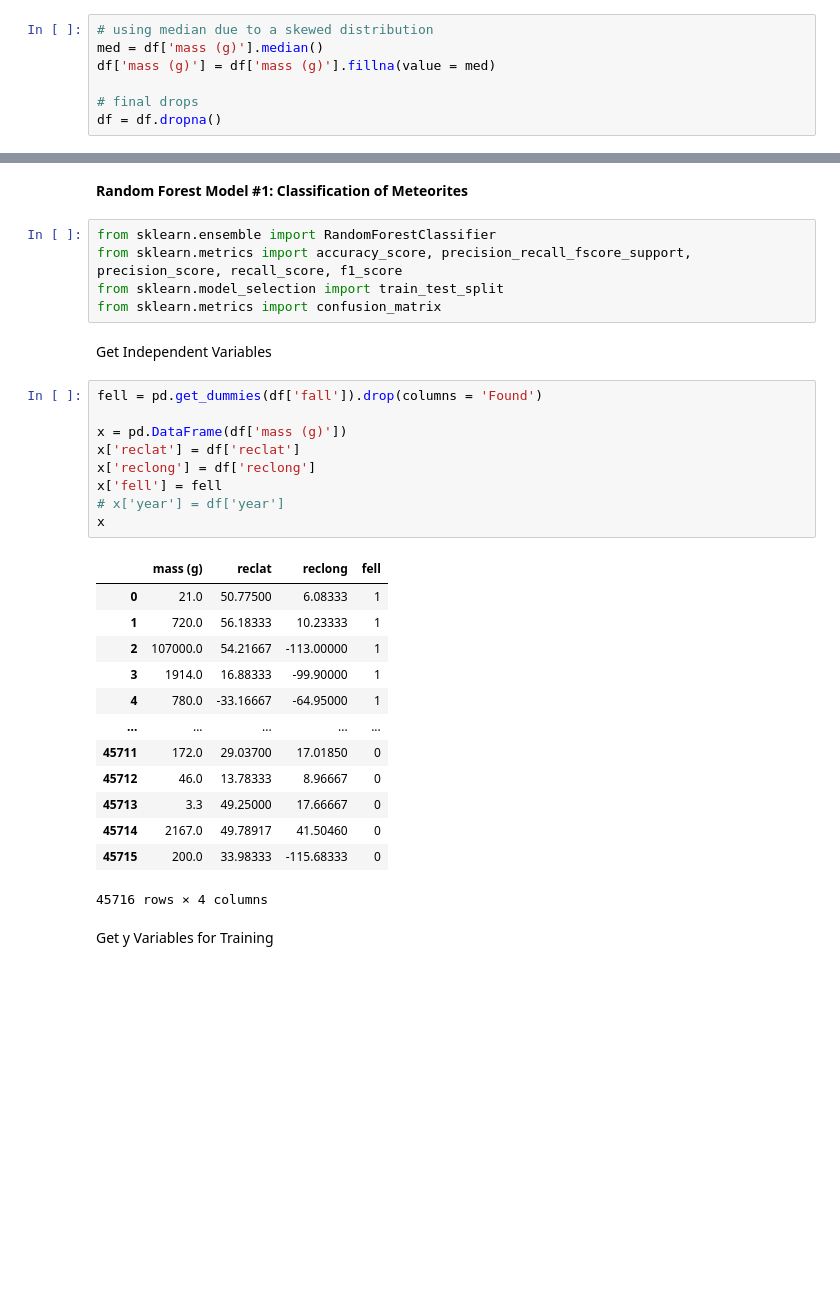
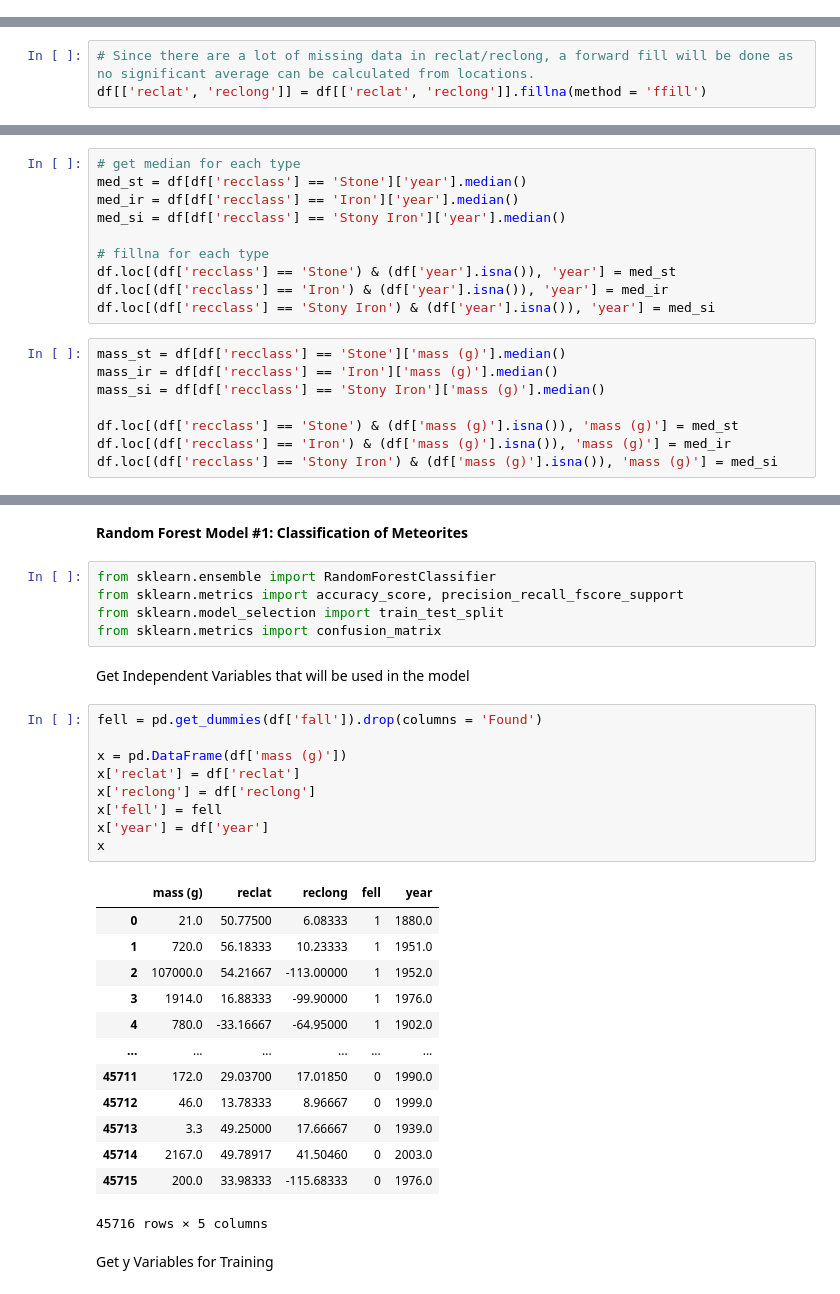
Before and after one commit to peter-parit/Data-Science-Project-on-Meteorites, a Jupyter notebook: Parit Vacharaskunee - Term Project.ipynb, the cells around one changed output, grey strips where cells are left out. Drawn from its saved outputs; the diff is of its cells as text; blank space fills up the shorter version.

```diff
--- a/Parit Vacharaskunee - Term Project.ipynb
+++ b/Parit Vacharaskunee - Term Project.ipynb
@@ -69,7 +75,0 @@ df[['reclat', 'reclong', 'year']] = df[['reclat', 'reclong', 'year']].fillna(met
-# %%
-# using median due to a skewed distribution
-med = df['mass (g)'].median()
-df['mass (g)'] = df['mass (g)'].fillna(value = med)
-
-# final drops
-df = df.dropna()
@@ -76,3 +78,6 @@ df = df.dropna()
+# %%
+# Since there are a lot of missing data in reclat/reclong, a forward fill will be done as no significant average can be calculated from locations.
+df[['reclat', 'reclong']] = df[['reclat', 'reclong']].fillna(method = 'ffill')
 # %%
 df.isna().sum()
 # %% [output]
@@ -137,0 +163,18 @@ array(['Stone', 'Iron', 'Stony Iron'], dtype=object)
+# %%
+# get median for each type
+med_st = df[df['recclass'] == 'Stone']['year'].median()
+med_ir = df[df['recclass'] == 'Iron']['year'].median()
+med_si = df[df['recclass'] == 'Stony Iron']['year'].median()
+
+# fillna for each type
+df.loc[(df['recclass'] == 'Stone') & (df['year'].isna()), 'year'] = med_st
+df.loc[(df['recclass'] == 'Iron') & (df['year'].isna()), 'year'] = med_ir
+df.loc[(df['recclass'] == 'Stony Iron') & (df['year'].isna()), 'year'] = med_si
+# %%
+mass_st = df[df['recclass'] == 'Stone']['mass (g)'].median()
+mass_ir = df[df['recclass'] == 'Iron']['mass (g)'].median()
+mass_si = df[df['recclass'] == 'Stony Iron']['mass (g)'].median()
+
+df.loc[(df['recclass'] == 'Stone') & (df['mass (g)'].isna()), 'mass (g)'] = med_st
+df.loc[(df['recclass'] == 'Iron') & (df['mass (g)'].isna()), 'mass (g)'] = med_ir
+df.loc[(df['recclass'] == 'Stony Iron') & (df['mass (g)'].isna()), 'mass (g)'] = med_si
@@ -225,34 +289,34 @@ The average year for each type are not so different from each other.
 **Random Forest Model #1: Classification of Meteorites**
 # %%
 from sklearn.ensemble import RandomForestClassifier
-from sklearn.metrics import accuracy_score, precision_recall_fscore_support, precision_score, recall_score, f1_score
+from sklearn.metrics import accuracy_score, precision_recall_fscore_support
 from sklearn.model_selection import train_test_split
 from sklearn.metrics import confusion_matrix
 # %% [markdown]
-Get Independent Variables
+Get Independent Variables that will be used in the model
 # %%
 fell = pd.get_dummies(df['fall']).drop(columns = 'Found')
 
 x = pd.DataFrame(df['mass (g)'])
 x['reclat'] = df['reclat']
 x['reclong'] = df['reclong']
 x['fell'] = fell
-# x['year'] = df['year']
+x['year'] = df['year']
 x
 # %% [output]
-|  | mass (g) | reclat | reclong | fell |
-| 0 | 21.0 | 50.77500 | 6.08333 | 1 |
-| 1 | 720.0 | 56.18333 | 10.23333 | 1 |
-| 2 | 107000.0 | 54.21667 | -113.00000 | 1 |
-| 3 | 1914.0 | 16.88333 | -99.90000 | 1 |
-| 4 | 780.0 | -33.16667 | -64.95000 | 1 |
-| ... | ... | ... | ... | ... |
-| 45711 | 172.0 | 29.03700 | 17.01850 | 0 |
-| 45712 | 46.0 | 13.78333 | 8.96667 | 0 |
-| 45713 | 3.3 | 49.25000 | 17.66667 | 0 |
-| 45714 | 2167.0 | 49.78917 | 41.50460 | 0 |
-| 45715 | 200.0 | 33.98333 | -115.68333 | 0 |
+|  | mass (g) | reclat | reclong | fell | year |
+| 0 | 21.0 | 50.77500 | 6.08333 | 1 | 1880.0 |
+| 1 | 720.0 | 56.18333 | 10.23333 | 1 | 1951.0 |
+| 2 | 107000.0 | 54.21667 | -113.00000 | 1 | 1952.0 |
+| 3 | 1914.0 | 16.88333 | -99.90000 | 1 | 1976.0 |
+| 4 | 780.0 | -33.16667 | -64.95000 | 1 | 1902.0 |
+| ... | ... | ... | ... | ... | ... |
+| 45711 | 172.0 | 29.03700 | 17.01850 | 0 | 1990.0 |
+| 45712 | 46.0 | 13.78333 | 8.96667 | 0 | 1999.0 |
+| 45713 | 3.3 | 49.25000 | 17.66667 | 0 | 1939.0 |
+| 45714 | 2167.0 | 49.78917 | 41.50460 | 0 | 2003.0 |
+| 45715 | 200.0 | 33.98333 | -115.68333 | 0 | 1976.0 |
-45716 rows × 4 columns
+45716 rows × 5 columns
 # %% [markdown]
 Get y Variables for Training
 # %%
```
Also changed, not shown: parts of 44 cells of this notebook.
